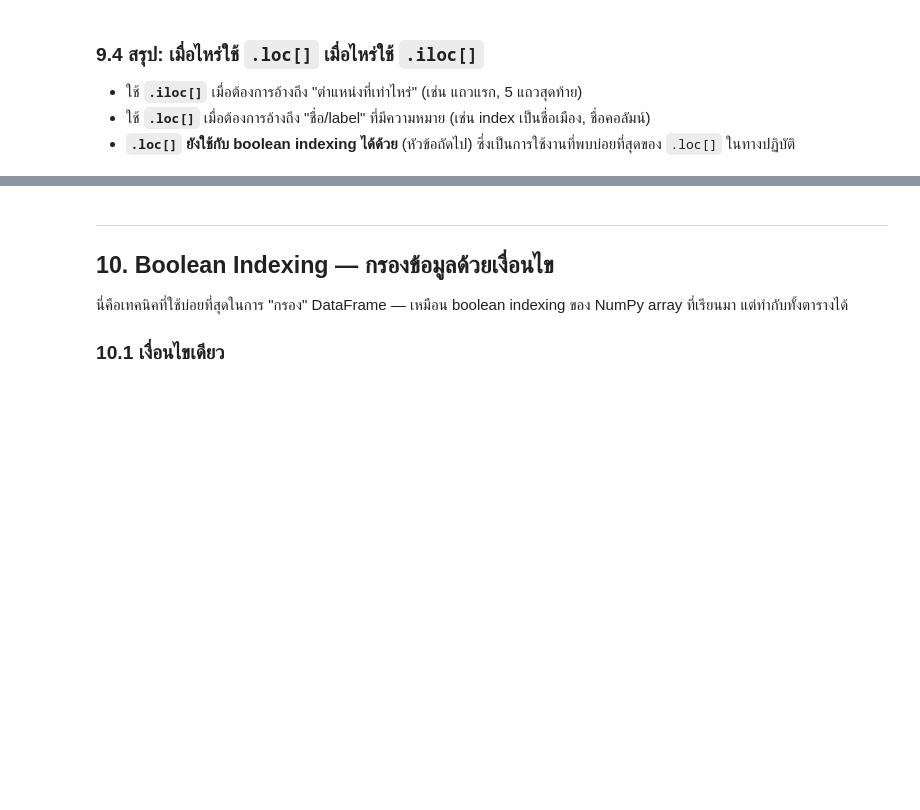
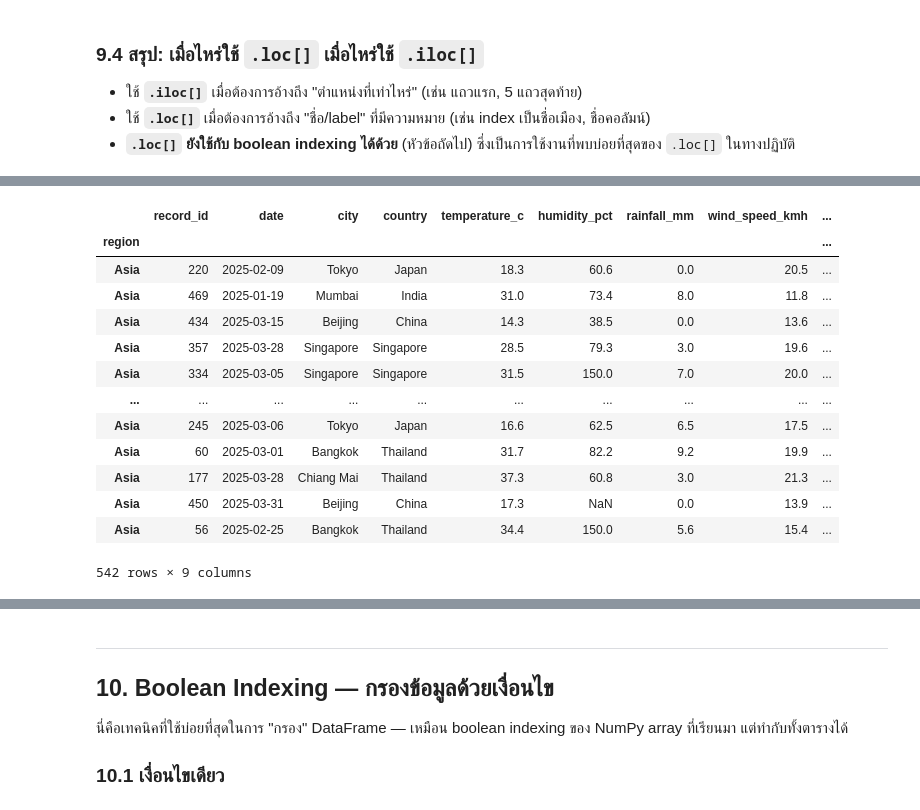
Before and after one commit to PitchayaW/SC-612-104-Essential-Data-Science, a Jupyter notebook: Module-A-Notebooks/SC612104_Session08_Pandas_Basics.ipynb, the cells around one changed output, grey strips where cells are left out. Cells and saved outputs as stored; diff of their text form; code cells hidden in the pictures; blank space fills up the shorter version.

```diff
--- a/Module-A-Notebooks/SC612104_Session08_Pandas_Basics.ipynb
+++ b/Module-A-Notebooks/SC612104_Session08_Pandas_Basics.ipynb
@@ -339,0 +468,3 @@ print(df.iloc[0:3, 0:3])
+# %%
+df = pd.read_csv("https://raw.githubusercontent.com/PitchayaW/SC-612-104-Essential-Data-Science/refs/heads/main/Module-A-Notebooks/Dataset/world_weather_sample.csv")
+df
@@ -373,0 +680,20 @@ print(df_city_index.iloc[0])
+# %%
+# ดึงทุกแถวที่ region = "Asia"
+df[df['region']=='Asia']
+df.loc[df['region']=='Asia']
+df.set_index("region").loc['Asia']
+# %% [output]
+|  | record_id | date | city | country | temperature_c | humidity_pct | rainfall_mm | wind_speed_kmh | ... |
+| region |  |  |  |  |  |  |  |  | ... |
+| Asia | 220 | 2025-02-09 | Tokyo | Japan | 18.3 | 60.6 | 0.0 | 20.5 | ... |
+| Asia | 469 | 2025-01-19 | Mumbai | India | 31.0 | 73.4 | 8.0 | 11.8 | ... |
+| Asia | 434 | 2025-03-15 | Beijing | China | 14.3 | 38.5 | 0.0 | 13.6 | ... |
+| Asia | 357 | 2025-03-28 | Singapore | Singapore | 28.5 | 79.3 | 3.0 | 19.6 | ... |
+| Asia | 334 | 2025-03-05 | Singapore | Singapore | 31.5 | 150.0 | 7.0 | 20.0 | ... |
+| ... | ... | ... | ... | ... | ... | ... | ... | ... | ... |
+| Asia | 245 | 2025-03-06 | Tokyo | Japan | 16.6 | 62.5 | 6.5 | 17.5 | ... |
+| Asia | 60 | 2025-03-01 | Bangkok | Thailand | 31.7 | 82.2 | 9.2 | 19.9 | ... |
+| Asia | 177 | 2025-03-28 | Chiang Mai | Thailand | 37.3 | 60.8 | 3.0 | 21.3 | ... |
+| Asia | 450 | 2025-03-31 | Beijing | China | 17.3 | NaN | 0.0 | 13.9 | ... |
+| Asia | 56 | 2025-02-25 | Bangkok | Thailand | 34.4 | 150.0 | 5.6 | 15.4 | ... |
+542 rows × 9 columns
```
Also changed, not shown: parts of 31 cells of this notebook.
